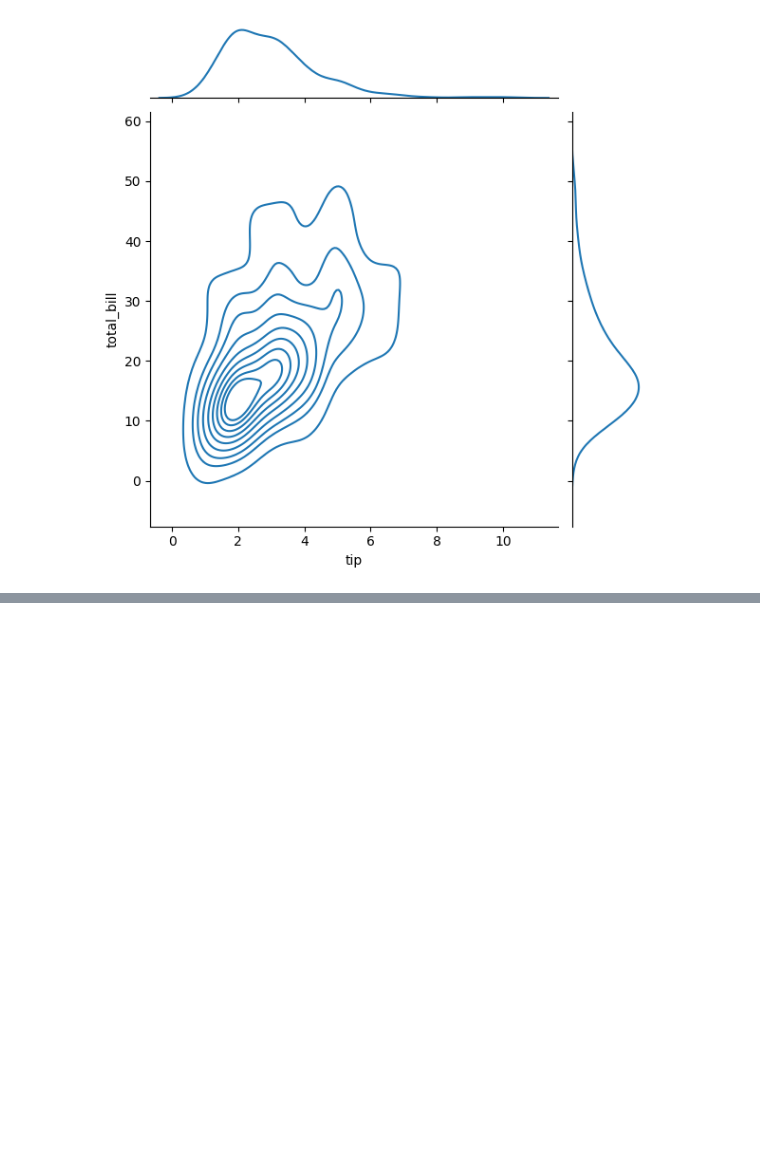
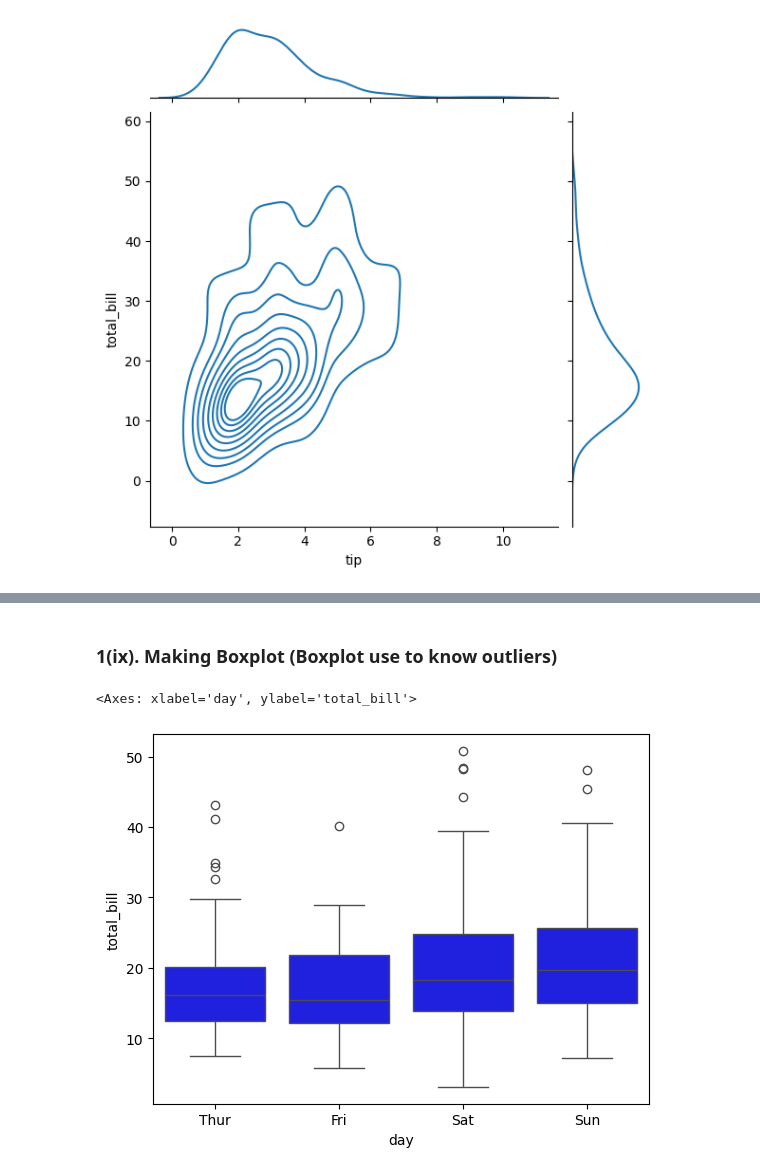
Before and after one commit to RedGhost123/Complete-Data_Science, a Jupyter notebook: Complete-Data_Science/jupyter/Seaborn/1_Seaborn.ipynb, the cells around one changed output, grey strips where cells are left out. Drawn from its saved outputs; the diff is of its cells as text; code cells hidden in the pictures; blank space fills up the shorter version.

```diff
--- a/Complete-Data_Science/jupyter/Seaborn/1_Seaborn.ipynb
+++ b/Complete-Data_Science/jupyter/Seaborn/1_Seaborn.ipynb
@@ -171,0 +191,2 @@ sns.jointplot(x = tips.tip,y = tips.total_bill, data = tips,kind="kde") # Counto
+# %% [markdown]
+### 1(ix). Making Boxplot (Boxplot use to know outliers)
@@ -171,0 +195,5 @@ sns.jointplot(x = tips.tip,y = tips.total_bill, data = tips,kind="kde") # Counto
+# %%
+sns.boxplot(x='day',y=tips.total_bill,data=tips,color='blue')
+# %% [output]
+<Axes: xlabel='day', ylabel='total_bill'>
+[figure, added]
```
Also changed, not shown: parts of 16 cells of this notebook.
